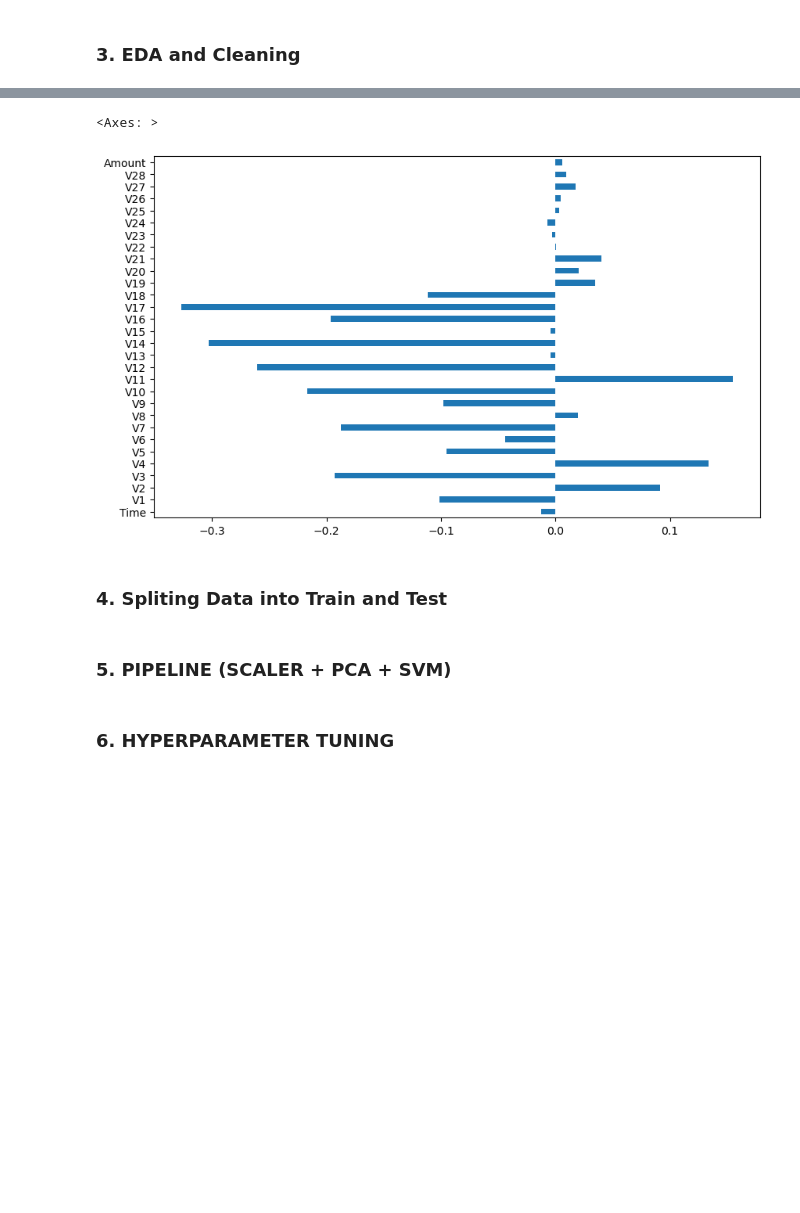
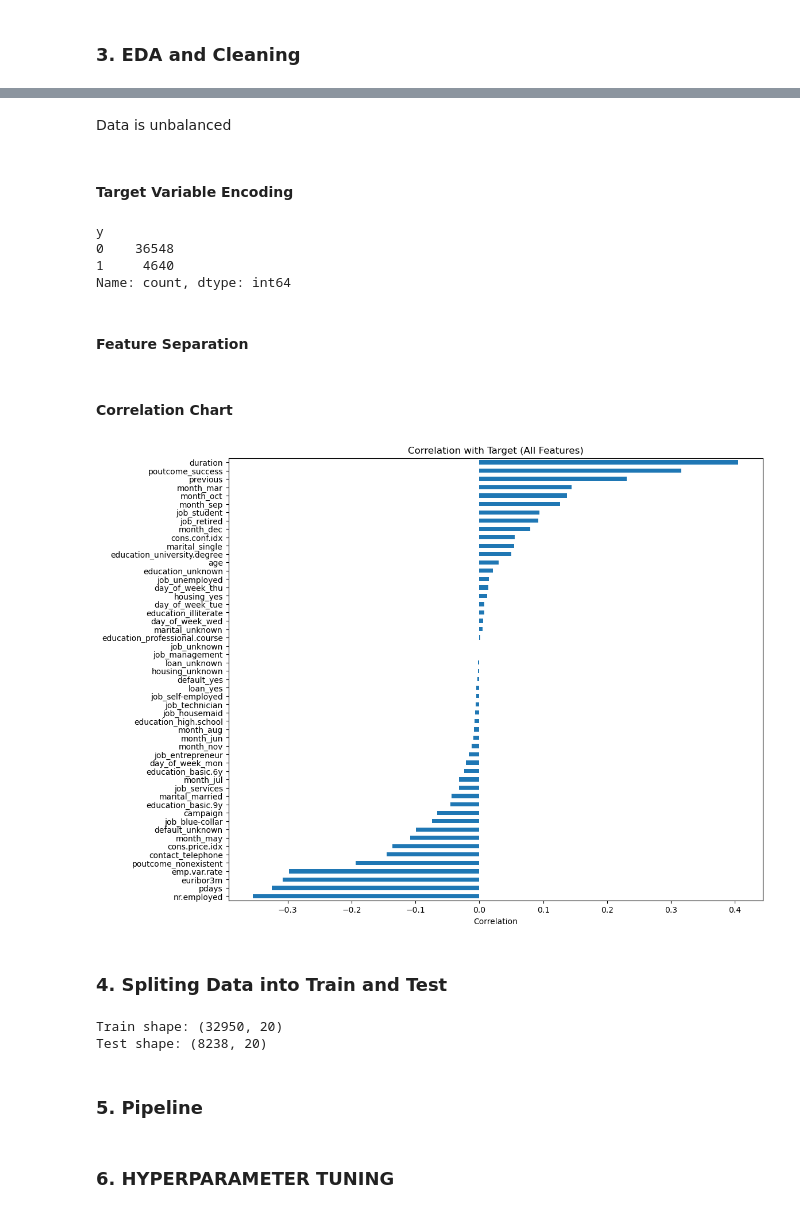
Before and after one commit to TheHazemMahdy/fraud-detection-app, a Jupyter notebook: DC_Final_project.ipynb, the cells around one changed output, grey strips where cells are left out. Drawn from its saved outputs; the diff is of its cells as text; code cells hidden in the pictures; blank space fills up the shorter version.

```diff
--- a/DC_Final_project.ipynb
+++ b/DC_Final_project.ipynb
@@ -15,9 +17,9 @@ from sklearn.metrics import classification_report, roc_auc_score
 # %% [markdown]
 ### 2. LOAD DATA
 # %%
-url= "https://cf-courses-data.s3.us.cloud-object-storage.appdomain.cloud/IBMDeveloperSkillsNetwork-ML0101EN-SkillsNetwork/labs/Module%203/data/creditcard.csv"
+# Load dataset
+data = pd.read_csv('bank-additional-full.csv', sep=';')
 
-# read the input data
-data=pd.read_csv(url)
+print("Shape:", data.shape)
 data.head()
 # %% [output]
@@ -108,0 +164,17 @@ plt.show()
+# %% [markdown]
+Data is unbalanced
+# %% [markdown]
+#### Target Variable Encoding
+# %%
+# Convert target to binary
+y = data['y'].apply(lambda x: 1 if x == 'yes' else 0)
+X = data.drop('y', axis=1)
+
+y.value_counts()
+# %% [output]
+y
+0    36548
+1     4640
+Name: count, dtype: int64
+# %% [markdown]
+#### Feature Separation
@@ -109,18 +193,44 @@ plt.show()
+# %% [markdown]
+#### Correlation Chart
 # %%
-correlation_values = data.corr()['Class'].drop('Class')
-correlation_values.plot(kind='barh', figsize=(10, 6))
+# 1. Create binary target
+y_binary = data['y'].map({'yes': 1, 'no': 0})
+
+# 2. Encode only features (exclude both y and y_binary)
+encoded_data = pd.get_dummies(data.drop(columns=['y']), drop_first=True)
+
+# 3. Add target separately with a clean name
+encoded_data['target'] = y_binary
+
+# 4. Compute correlation
+correlation_values = encoded_data.corr()['target'].drop('target')
+
+# 5. Plot
+correlation_values.sort_values().plot(
+    kind='barh',
+    figsize=(12, 10)
+)
+
+plt.title("Correlation with Target (All Features)")
+plt.xlabel("Correlation")
+plt.show()
 # %% [output]
-<Axes: >
-[figure, old version]
+[figure, new version]
 # %% [markdown]
 ### 4. Spliting Data into Train and Test
 # %%
-X = data.drop('Class', axis=1)
-y = data['Class']
+X_train, X_test, y_train, y_test = train_test_split(
+    X, y,
+    test_size=0.2,
+    stratify=y,
+    random_state=42
+)
 
-X_train, X_test, y_train, y_test = train_test_split(
-    X, y, test_size=0.2, stratify=y, random_state=42
-)
+print("Train shape:", X_train.shape)
+print("Test shape:", X_test.shape)
+# %% [output]
+Train shape: (32950, 20)
+Test shape: (8238, 20)
 # %% [markdown]
-### 5. PIPELINE (SCALER + PCA + SVM)
+### 5. Pipeline
 # %%
```
Also changed, not shown: parts of 19 cells of this notebook, 3 other files.
